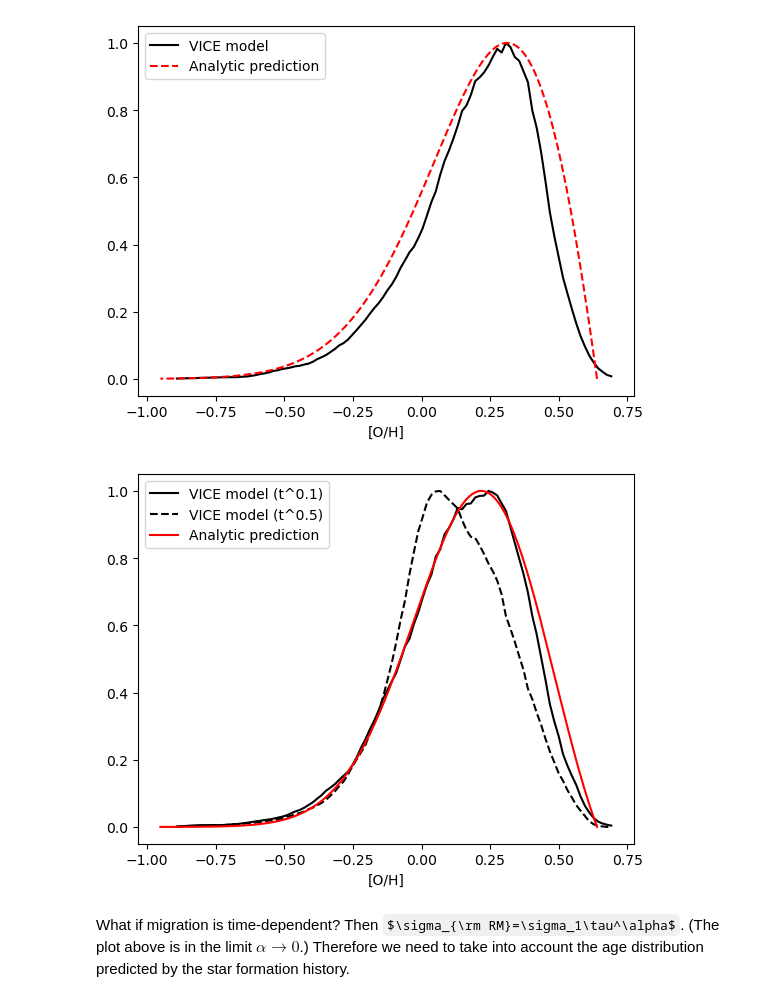
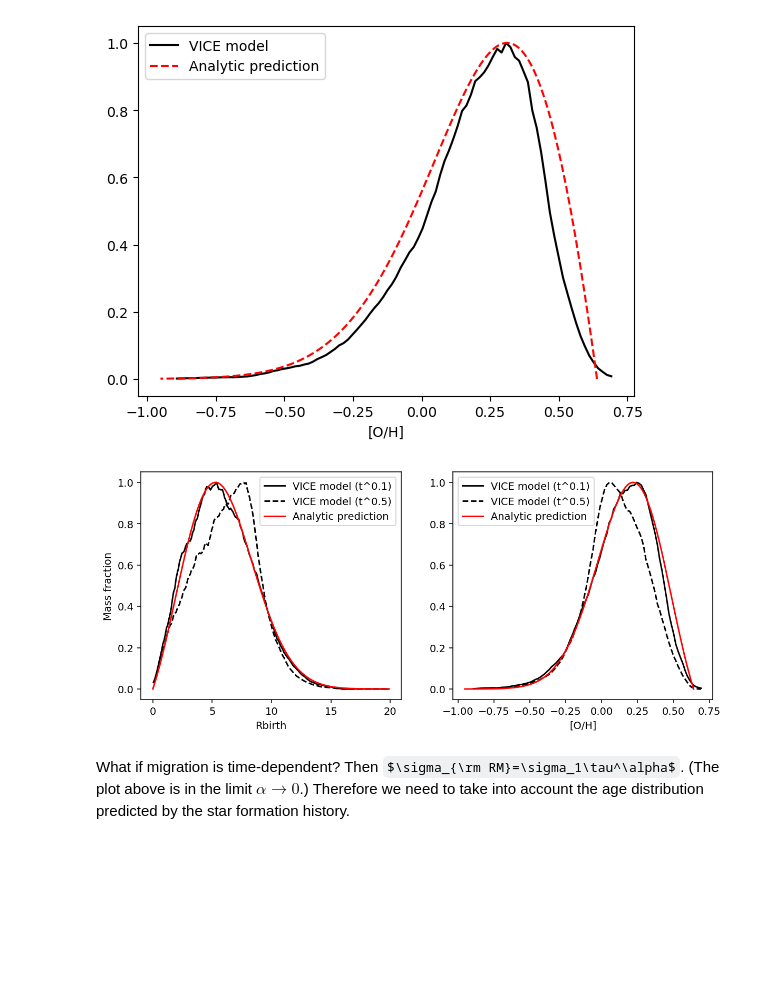
Before and after one commit to lodubay/abeona, a Jupyter notebook: src/scripts/migration_strength.ipynb, the cells around one changed output. Cells and saved outputs as stored; diff of their text form; code cells hidden in the pictures; some formulas as TeX source; blank space fills up the shorter version.

```diff
--- a/src/scripts/migration_strength.ipynb
+++ b/src/scripts/migration_strength.ipynb
@@ -248,42 +248,56 @@ plt.show()
 # %%
 mzs_fast_036 = MultizoneStars.from_output('gaussian_sigma36_veryfast/diskmodel')
 # %%
-fig, ax = plt.subplots()
+fig, axs = plt.subplots(1, 2, figsize=(10, 4), dpi=140)
 
 # VICE output
 nbins = 100
 xlim = (-0.9, 0.7)
 smoothing = 0.1
 
 subset = mzs_fast_036.region(galr_lim=(7.5, 8.5), absz_lim=(0, 0.5))
+drdf, bin_edges = subset.mdf('galr_origin', bins=np.arange(0, 20, 0.1),
+                            smoothing=1, density=True)
+axs[0].plot(get_bin_centers(bin_edges), drdf / np.max(drdf), color='k',
+            label='VICE model (t^0.1)')
 mdf, bin_edges = subset.mdf('[o/h]', range=xlim, bins=nbins,
                             smoothing=smoothing, density=True)
-ax.plot(get_bin_centers(bin_edges), mdf / np.max(mdf), color='k', label='VICE model (t^0.1)')
+axs[1].plot(get_bin_centers(bin_edges), mdf / np.max(mdf), color='k',
+            label='VICE model (t^0.1)')
 
 subset = mzs036.region(galr_lim=(7.5, 8.5), absz_lim=(0, 0.5))
+drdf, bin_edges = subset.mdf('galr_origin', bins=np.arange(0, 20, 0.1),
+                            smoothing=1, density=True)
+axs[0].plot(get_bin_centers(bin_edges), drdf / np.max(drdf), color='k', ls='--',
+            label='VICE model (t^0.5)')
 mdf, bin_edges = subset.mdf('[o/h]', range=xlim, bins=nbins,
                             smoothing=smoothing, density=True)
-ax.plot(get_bin_centers(bin_edges), mdf / np.max(mdf), color='k', ls='--', label='VICE model (t^0.5)')
+axs[1].plot(get_bin_centers(bin_edges), mdf / np.max(mdf), color='k', ls='--',
+            label='VICE model (t^0.5)')
 
 # simple predictions
 Rfinal = 8.
 sigmaRM = 3.6
 gradOH = -0.08
 Rsun = 8.
 Rdisk = 2.5
 dr = 0.1
 Rbirth = np.arange(0, 20, 0.1)
 OHarr = gradOH * (Rbirth - Rsun)
 
 dNdR = Rbirth * Rdisk**-2 * np.exp(-Rbirth / Rdisk)
 migr = (2*np.pi*sigmaRM**2)**-0.5 * np.exp(-(Rbirth - Rfinal)**2 / (2*sigmaRM**2))
 dN_dRbirth = dNdR * migr / np.sum(dNdR * migr * dr)
 
-ax.plot(OHarr, dN_dRbirth / np.max(dN_dRbirth), 'r-', label='Analytic prediction')
-ax.set_xlabel('[O/H]')
-ax.legend()
+axs[0].plot(Rbirth, dN_dRbirth / np.max(dN_dRbirth), 'r-', label='Analytic prediction')
+axs[1].plot(OHarr, dN_dRbirth / np.max(dN_dRbirth), 'r-', label='Analytic prediction')
+axs[0].set_xlabel('Rbirth')
+axs[1].set_xlabel('[O/H]')
+axs[0].set_ylabel('Mass fraction')
+axs[0].legend()
+axs[1].legend()
 plt.show()
 # %% [output]
-[figure, old version]
+[figure, new version]
 # %% [markdown]
 What if migration is time-dependent? Then $\sigma_{\rm RM}=\sigma_1\tau^\alpha$. (The plot above is in the limit $\alpha\to0$.) Therefore we need to take into account the age distribution predicted by the star formation history.
```
Also changed, not shown: parts of 4 cells of this notebook.
